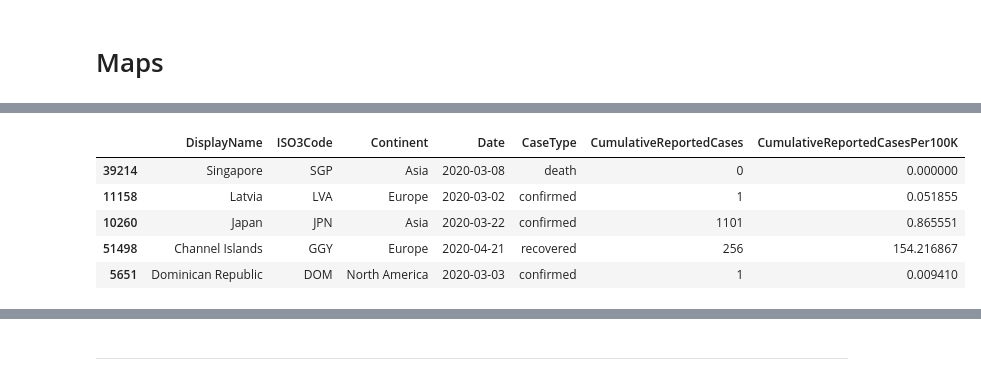
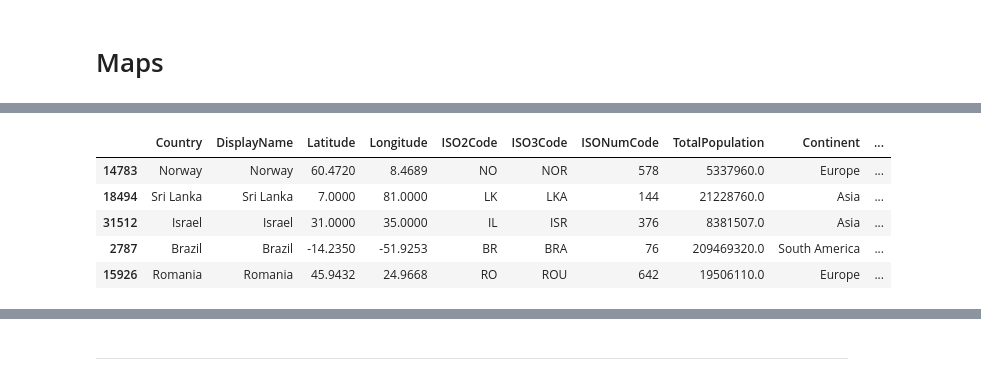
Before and after one commit to mediasittich/covid19-dash-app, a Jupyter notebook: notebooks/Maps.ipynb, the cells around one changed output, grey strips where cells are left out. Cells and saved outputs as stored; diff of their text form; code cells hidden in the pictures.

```diff
--- a/notebooks/Maps.ipynb
+++ b/notebooks/Maps.ipynb
@@ -55,14 +59,14 @@ gdf.sample(5)
 # %%
-df = pd.read_csv(datafile)[['DisplayName','ISO3Code', 'Continent', 'Date',
-       'CaseType', 'CumulativeReportedCases', 'CumulativeReportedCasesPer100K']]
+df = pd.read_csv(datafile)#[['DisplayName','ISO3Code', 'Continent', 'Date',
+       #'CaseType', 'CumulativeReportedCases', 'CumulativeReportedCasesPer100K']]
 df.sample(5)
 # %% [output]
-|  | DisplayName | ISO3Code | Continent | Date | CaseType | CumulativeReportedCases | CumulativeReportedCasesPer100K |
-| 39214 | Singapore | SGP | Asia | 2020-03-08 | death | 0 | 0.000000 |
-| 11158 | Latvia | LVA | Europe | 2020-03-02 | confirmed | 1 | 0.051855 |
-| 10260 | Japan | JPN | Asia | 2020-03-22 | confirmed | 1101 | 0.865551 |
-| 51498 | Channel Islands | GGY | Europe | 2020-04-21 | recovered | 256 | 154.216867 |
-| 5651 | Dominican Republic | DOM | North America | 2020-03-03 | confirmed | 1 | 0.009410 |
+|  | Country | DisplayName | Latitude | Longitude | ISO2Code | ISO3Code | ISONumCode | TotalPopulation | Continent | ... |
+| 14783 | Norway | Norway | 60.4720 | 8.4689 | NO | NOR | 578 | 5337960.0 | Europe | ... |
+| 18494 | Sri Lanka | Sri Lanka | 7.0000 | 81.0000 | LK | LKA | 144 | 21228760.0 | Asia | ... |
+| 31512 | Israel | Israel | 31.0000 | 35.0000 | IL | ISR | 376 | 8381507.0 | Asia | ... |
+| 2787 | Brazil | Brazil | -14.2350 | -51.9253 | BR | BRA | 76 | 209469320.0 | South America | ... |
+| 15926 | Romania | Romania | 45.9432 | 24.9668 | RO | ROU | 642 | 19506110.0 | Europe | ... |
 # %%
 # Select case type
 df = df[df['CaseType'] == case_type]
```
Also changed, not shown: parts of 48 cells of this notebook, 4 other files.
